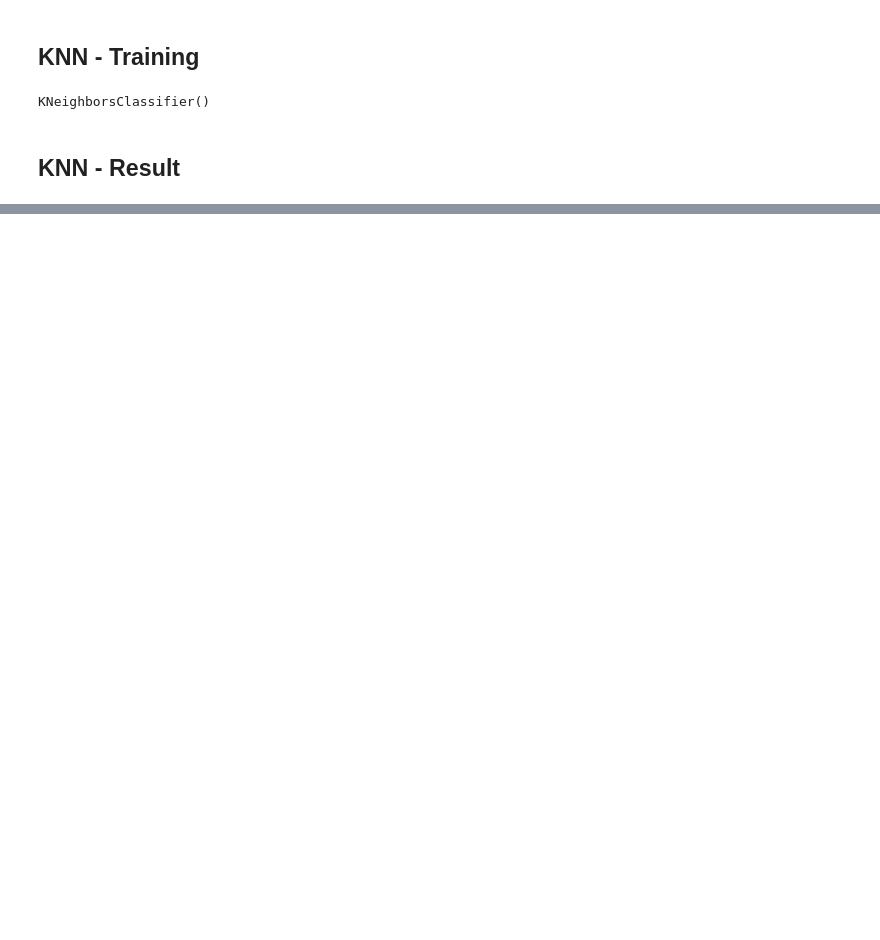
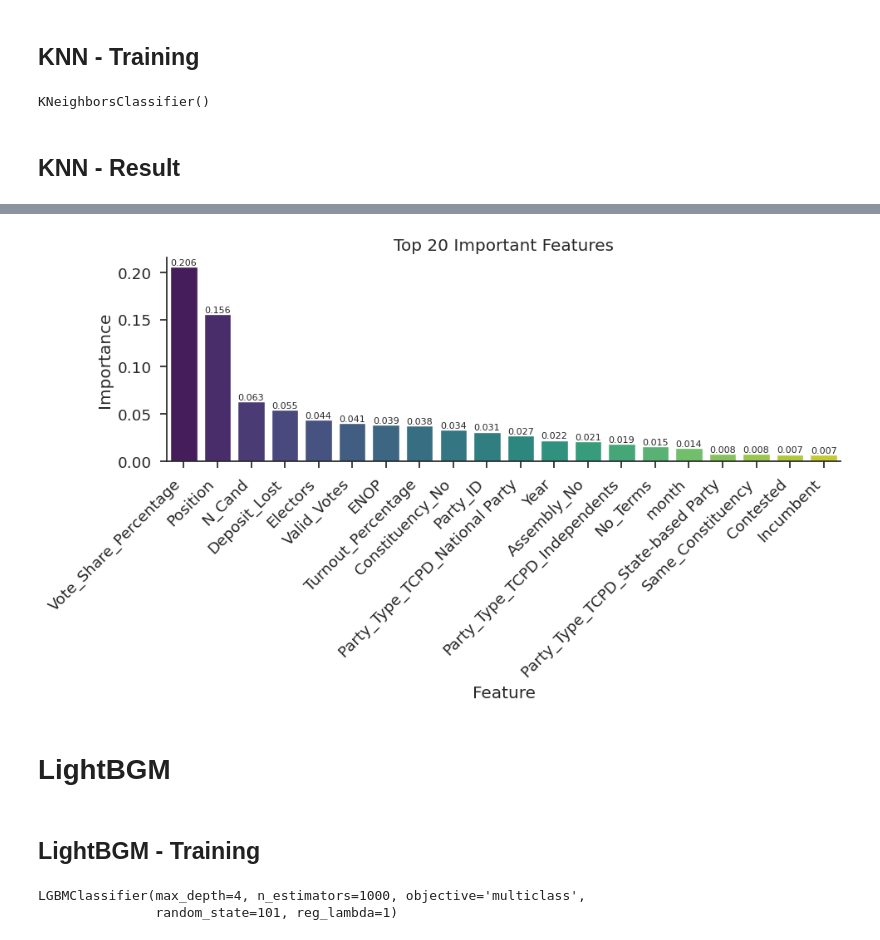
Before and after one commit to ttheshreeyasingh/Multi-Election-Insights, a Jupyter notebook: classification/margin-predict.ipynb, the cells around one changed output, grey strips where cells are left out. Drawn from its saved outputs; the diff is of its cells as text; code cells hidden in the pictures; blank space fills up the shorter version.

```diff
--- a/classification/margin-predict.ipynb
+++ b/classification/margin-predict.ipynb
@@ -514,0 +551,3 @@ The Accuracy is: 52.64%
+# %%
+rfc_classifier = RandomForestClassifier()
+rfc_classifier.fit(X_train, y_train)
@@ -514,0 +586,37 @@ The Accuracy is: 52.64%
+# %%
+# Create a series containing feature importances from the model and feature names from the training data
+feature_importances = pd.Series(rfc_classifier.feature_importances_, index=X_train.columns).sort_values(ascending=False)
+
+# Plot a bar chart for the top 20 important features
+top_20_features = feature_importances[:20]
+
+# Set the style and font scale for the plot
+sns.set(style='ticks', font_scale=1.2)
+
+# Create the bar plot with custom colors
+plt.figure(figsize=(10, 6))
+ax = sns.barplot(x=top_20_features.index, y=top_20_features.values, palette='viridis')
+
+plt.xlabel('Feature')
+plt.ylabel('Importance')
+plt.title('Top 20 Important Features')
+
+# Rotate the x-axis labels for better readability
+plt.xticks(rotation=45, ha='right')
+
+# Add data labels above the bars
+for p in ax.patches:
+    ax.annotate(f'{p.get_height():.3f}', (p.get_x() + p.get_width() / 2., p.get_height()), ha='center', va='bottom', fontsize=8)
+
+# Remove the top and right spines for a cleaner look
+sns.despine(top=True, right=True)
+
+# Show the plot
+plt.tight_layout()
+plt.show()
+# %% [output]
+[figure, added]
+# %% [markdown]
+# LightBGM
+# %% [markdown]
+## LightBGM - Training
@@ -514,0 +628,12 @@ The Accuracy is: 52.64%
+# %%
+# Initialize and fit LightGBM multiclass model with cleaned column names
+model = lgb.LGBMClassifier(objective='multiclass',
+                           n_estimators=1000,
+                           max_depth=4,
+                           learning_rate=0.1,
+                           reg_lambda=1,
+                           random_state=101)
+model.fit(X_train, y_train, verbose=False)
+# %% [output]
+LGBMClassifier(max_depth=4, n_estimators=1000, objective='multiclass',
+               random_state=101, reg_lambda=1)
```
Also changed, not shown: parts of 30 cells of this notebook.
